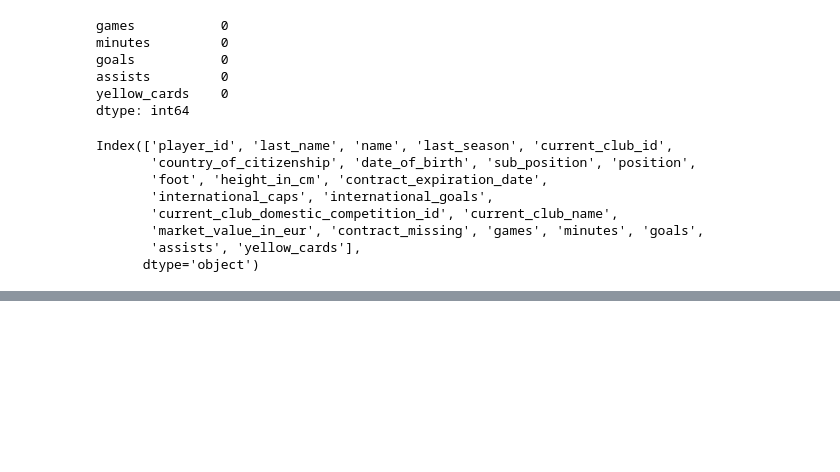
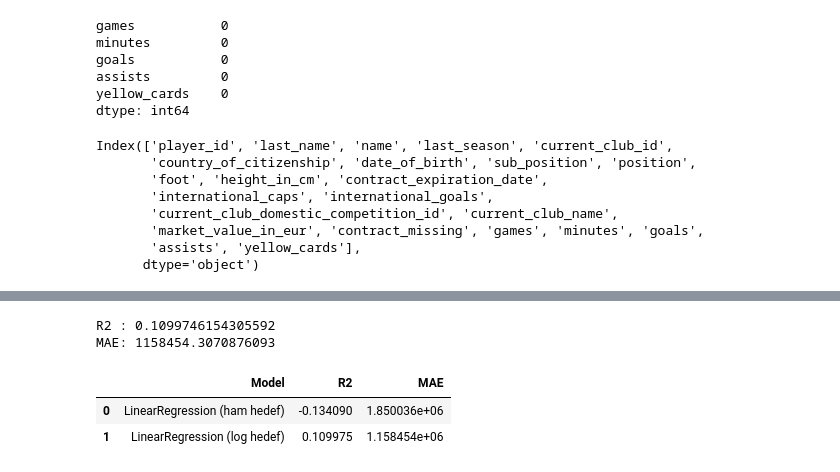
Before and after one commit to bulentalkan/mltraining, a Jupyter notebook: 6-FBProject.ipynb, the cells around one changed output, grey strips where cells are left out. Drawn from its saved outputs; the diff is of its cells as text; code cells hidden in the pictures; blank space fills up the shorter version.

Commit message:
FBProject: baseline + log-target LinearRegression, results table

```diff
--- a/6-FBProject.ipynb
+++ b/6-FBProject.ipynb
@@ -361,0 +464,27 @@ Index(['player_id', 'last_name', 'name', 'last_season', 'current_club_id',
+# %%
+X_train,X_test,y_train_log,y_test_log = train_test_split(X, y_log, test_size = 0.2, random_state = 42)
+# %%
+model_log = LinearRegression()
+model_log.fit(X_train,y_train_log)
+y_pred_log = model_log.predict(X_test)
+# %%
+y_pred_eur = np.expm1(y_pred_log)
+# %%
+r2_log  = r2_score(y_test, y_pred_eur)
+mae_log = mean_absolute_error(y_test, y_pred_eur)
+print("R2 :", r2_log)
+print("MAE:", mae_log)
+# %% [output]
+R2 : 0.1099746154305592
+MAE: 1158454.3070876093
+# %%
+results = pd.DataFrame({
+    "Model": ["LinearRegression (ham hedef)", "LinearRegression (log hedef)"],
+    "R2":  [r2_raw, r2_log],
+    "MAE": [mae_raw, mae_log],
+})
+results
+# %% [output]
+|  | Model | R2 | MAE |
+| 0 | LinearRegression (ham hedef) | -0.134090 | 1.850036e+06 |
+| 1 | LinearRegression (log hedef) | 0.109975 | 1.158454e+06 |
```
Also changed, not shown: parts of 20 cells of this notebook.
